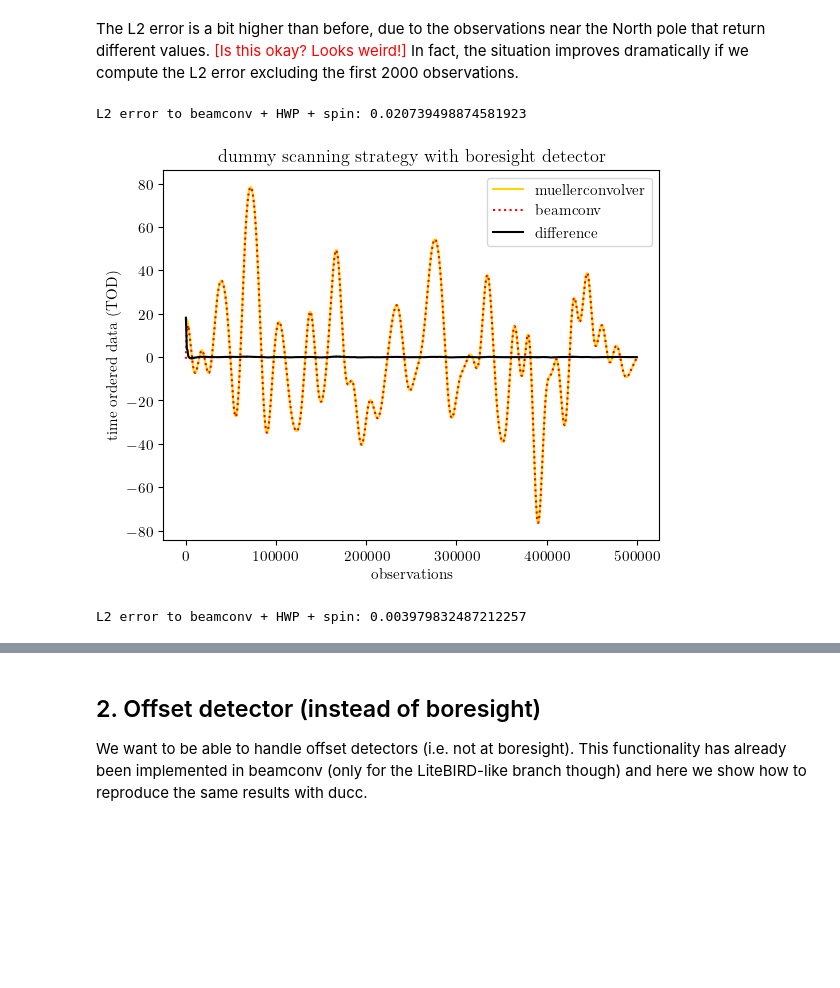
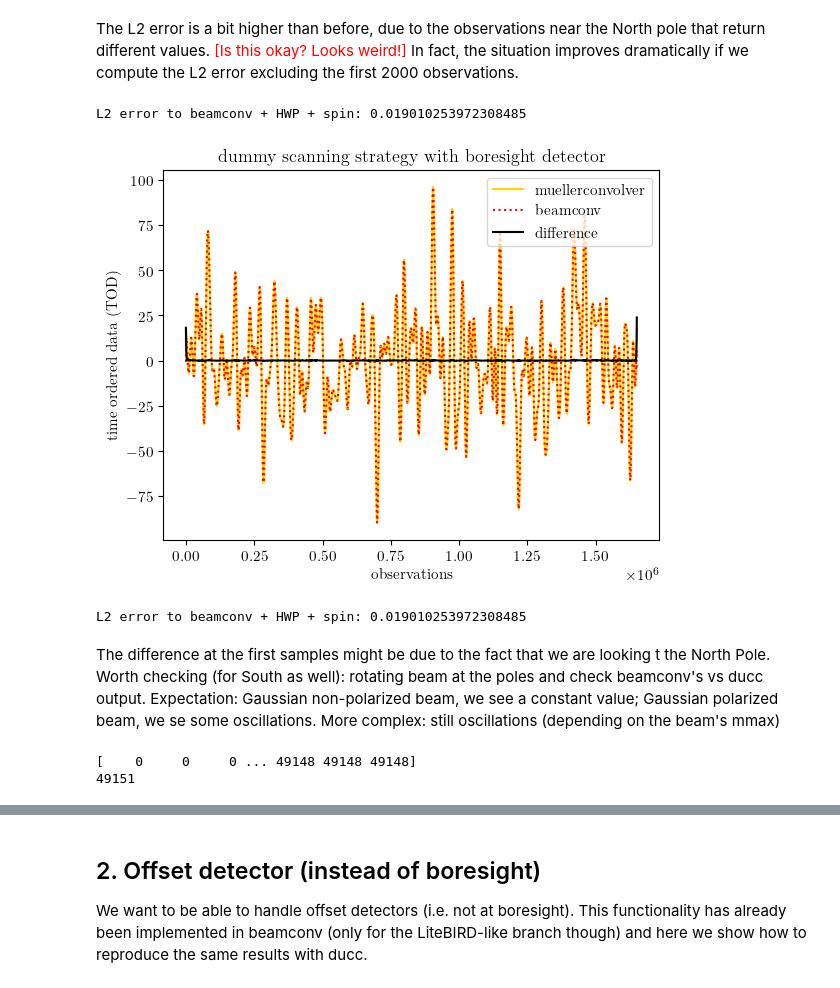
Before and after one commit to martamonelli/CMB-Inflate_WP4, a Jupyter notebook: aaa_comparison.ipynb, the cells around one changed output, grey strips where cells are left out. Drawn from its saved outputs; the diff is of its cells as text; code cells hidden in the pictures; blank space fills up the shorter version.

```diff
--- a/aaa_comparison.ipynb
+++ b/aaa_comparison.ipynb
@@ -210,7 +234,8 @@ def q_bore_test(**kwargs):
     return q_bore_array[kwargs.pop('start'):kwargs.pop('end')]
 # %%
 # provide HWP stuff
-hwp_angles = np.arange(nsamp)*1e-5
+omega_hwp = 2*np.pi/3600                       #[rad per second]
+hwp_angles = np.arange(nsamp)/fsamp*omega_hwp
 # %% [markdown]
 Given the scanning strategy, we can introduce our boresight detector.
 # %%
@@ -244,7 +269,7 @@ S_ptg = ScanStrategy(duration=duration, sample_rate=fsamp, external_pointing=Tru
 S_ptg.input_focal_plane(azs, els, polangs, deads=deads, **beam_opts_boresight)
 S_ptg.allocate_maps(nside=nside)
 
-S_ptg.set_hwp_mod(mode='stepped', freq=fsamp, angles=hwp_angles*180/np.pi)
+S_ptg.set_hwp_mod(mode='stepped', freq=fsamp, angles=np.degrees(hwp_angles))
 
 # determine nside_spin necessary for good accuracy
 nside_spin = 1
@@ -281,30 +306,39 @@ fullconv = mueller_convolver.MuellerConvolver(
     epsilon=1e-7,
     nthreads=1,
 )
-signal_muellerconvolver = fullconv.signal(ptg=ptg[:500000], alpha=hwp_angles[:500000])
+signal_muellerconvolver = fullconv.signal(ptg=ptg, alpha=hwp_angles)
 
 del(fullconv)
 # %% [markdown]
 The L2 error is a bit higher than before, due to the observations near the North pole that return different values. <font color="red">[Is this okay? Looks weird!]</font> In fact, the situation improves dramatically if we compute the L2 error excluding the first 2000 observations.
 # %%
 # L2 error
-print("L2 error to beamconv + HWP + spin:", ducc0.misc.l2error(signal_beamconv[:500000], signal_muellerconvolver))
+print("L2 error to beamconv + HWP + spin:", ducc0.misc.l2error(signal_beamconv, signal_muellerconvolver))
 # %% [output]
-L2 error to beamconv + HWP + spin: 0.020739498874581923
+L2 error to beamconv + HWP + spin: 0.019010253972308485
 # %%
 # plotting diff
-plt.plot(signal_muellerconvolver[:500000], color='gold', label="muellerconvolver")
-plt.plot(signal_beamconv[:500000], color='red', linestyle=':', label="beamconv")
-plt.plot(signal_muellerconvolver[:500000]-signal_beamconv[:500000], color='black', label="difference")
+plt.plot(signal_muellerconvolver, color='gold', label="muellerconvolver")
+plt.plot(signal_beamconv, color='red', linestyle=':', label="beamconv")
+plt.plot(signal_muellerconvolver-signal_beamconv, color='black', label="difference")
 plt.legend(loc='upper right')
 plt.xlabel('observations')
 plt.ylabel('time ordered data (TOD)')
 plt.title('dummy scanning strategy with boresight detector')
 plt.show()
 # %% [output]
-[figure, old version]
+[figure, new version]
 # %%
 # L2 error
-print("L2 error to beamconv + HWP + spin:", ducc0.misc.l2error(signal_beamconv[2000:500000], signal_muellerconvolver[2000:]))
+print("L2 error to beamconv + HWP + spin:", ducc0.misc.l2error(signal_beamconv, signal_muellerconvolver))
 # %% [output]
-L2 error to beamconv + HWP + spin: 0.003979832487212257
+L2 error to beamconv + HWP + spin: 0.019010253972308485
+# %% [markdown]
+The difference at the first samples might be due to the fact that we are looking t the North Pole. Worth checking (for South as well): rotating beam at the poles and check beamconv's vs ducc output. Expectation: Gaussian non-polarized beam, we see a constant value; Gaussian polarized beam, we se some oscillations. More complex: still oscillations (depending on the beam's mmax)
+# %%
+pixs = hp.ang2pix(nside, ptg[:,0], ptg[:,1])
+print(pixs)
+print(npix-1)
+# %% [output]
+[    0     0     0 ... 49148 49148 49148]
+49151
```
Also changed, not shown: parts of 17 cells of this notebook, 1 other file.
